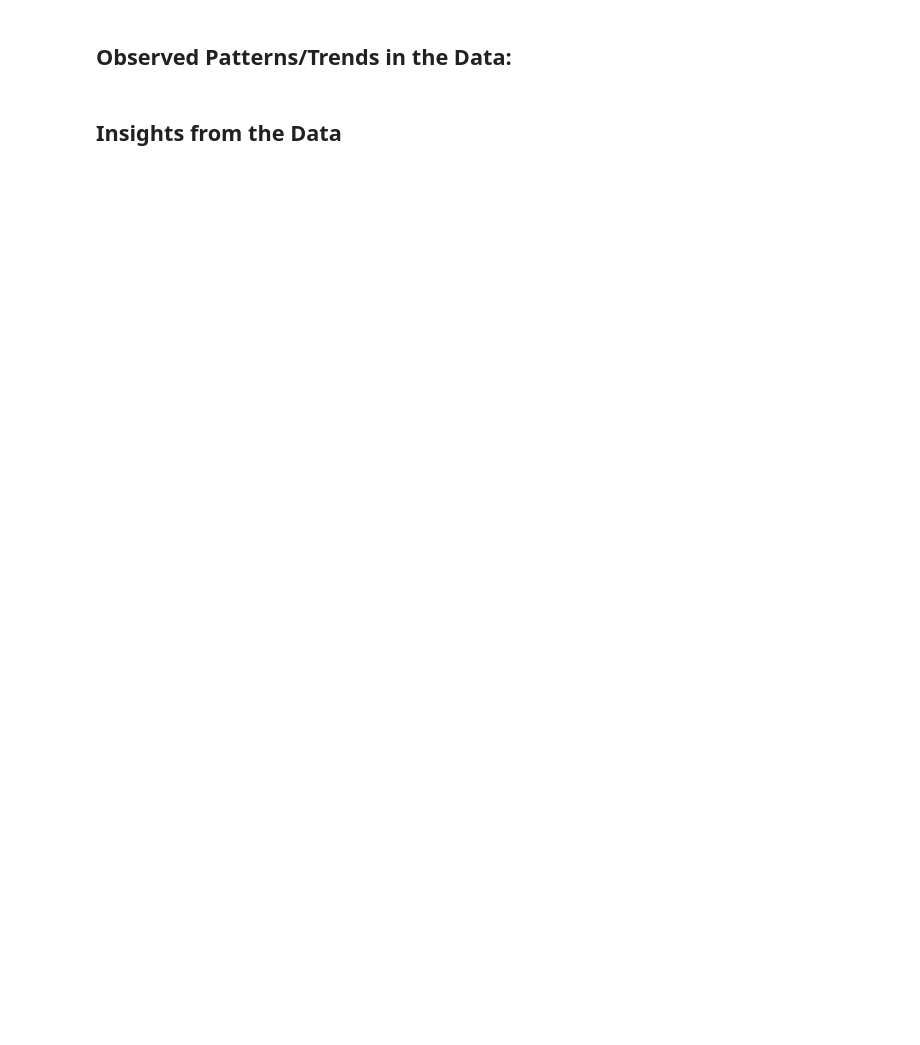
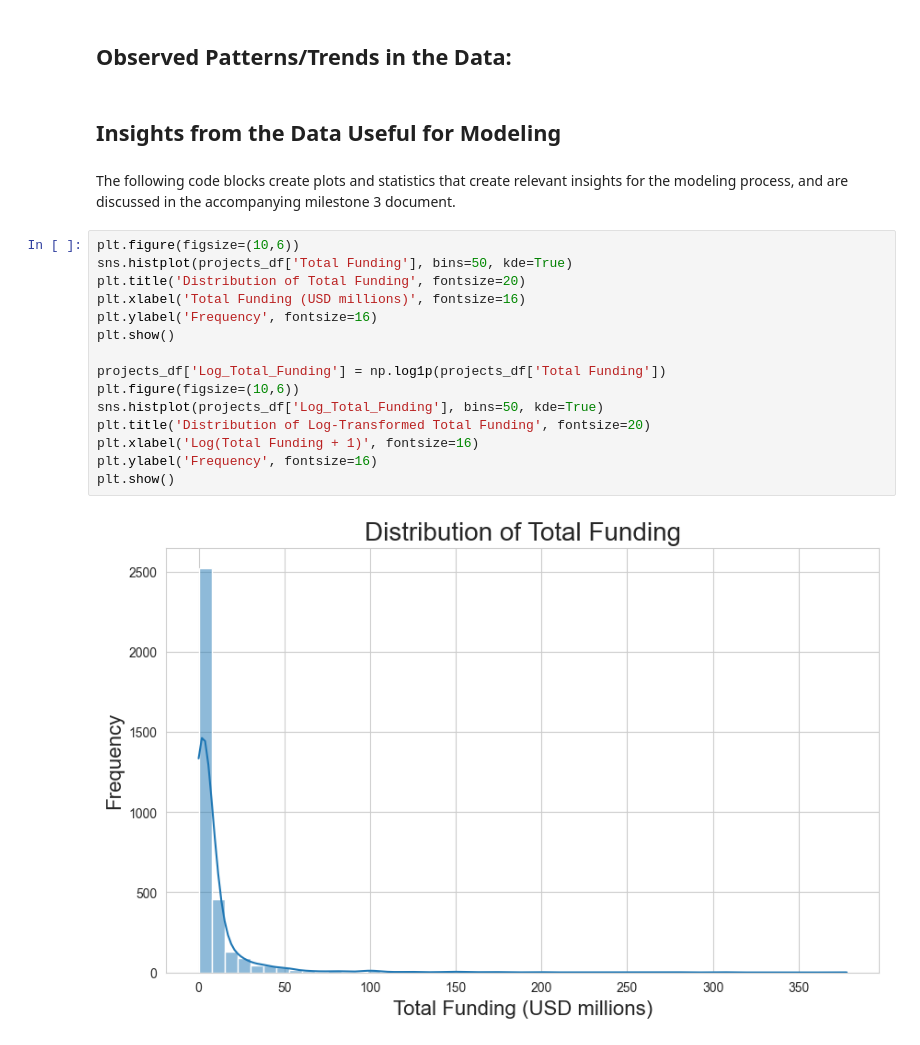
Before and after one commit to ESeufert/AC209a-Group-1---Class-Project, a Jupyter notebook: Milestone_3.ipynb, the cells around one changed output. Saved outputs shown, nothing was run; the diff lists cells and outputs as text; blank space fills up the shorter version.

```diff
--- a/Milestone_3.ipynb
+++ b/Milestone_3.ipynb
@@ -367,4 +367,23 @@ plt.show()
 # %% [markdown]
 ## Observed Patterns/Trends in the Data: ##
 # %% [markdown]
-## Insights from the Data ##
+## Insights from the Data Useful for Modeling ##
+# %% [markdown]
+The following code blocks create plots and statistics that create relevant insights for the modeling process, and are discussed in the accompanying milestone 3 document.
+# %%
+plt.figure(figsize=(10,6))
+sns.histplot(projects_df['Total Funding'], bins=50, kde=True)
+plt.title('Distribution of Total Funding', fontsize=20)
+plt.xlabel('Total Funding (USD millions)', fontsize=16)
+plt.ylabel('Frequency', fontsize=16)
+plt.show()
+
+projects_df['Log_Total_Funding'] = np.log1p(projects_df['Total Funding'])
+plt.figure(figsize=(10,6))
+sns.histplot(projects_df['Log_Total_Funding'], bins=50, kde=True)
+plt.title('Distribution of Log-Transformed Total Funding', fontsize=20)
+plt.xlabel('Log(Total Funding + 1)', fontsize=16)
+plt.ylabel('Frequency', fontsize=16)
+plt.show()
+# %% [output]
+[figure, added]
```
Also changed, not shown: parts of 10 cells of this notebook.
